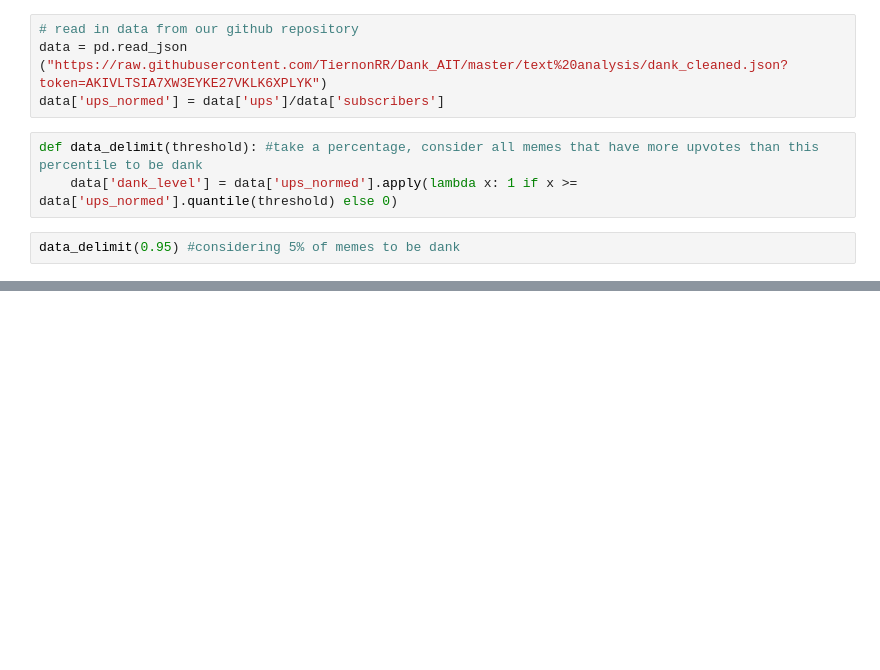
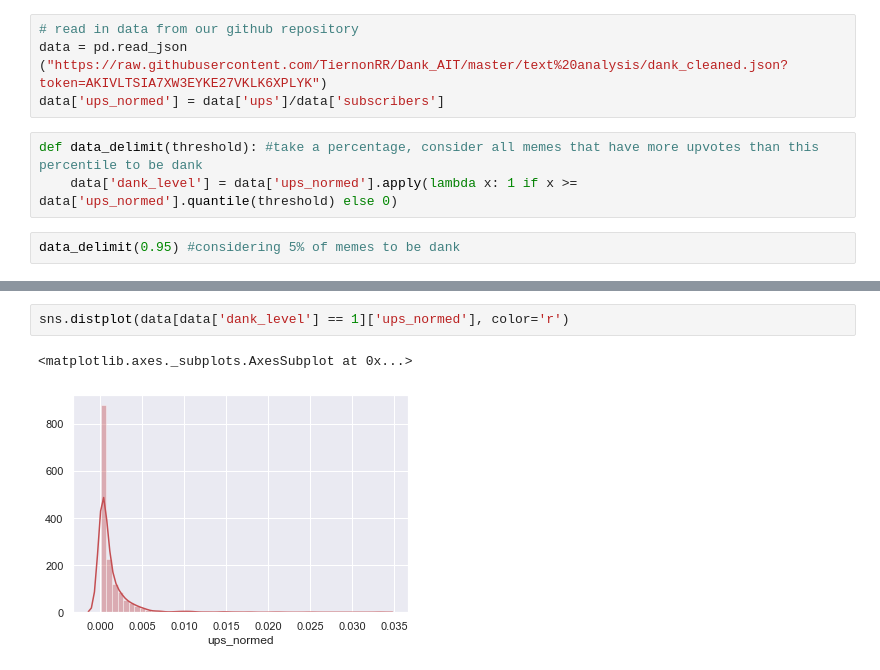
Before and after one commit to TiernonRR/Dank_AIT, a Jupyter notebook: cnn/images_downloader.ipynb, the cells around one changed output, grey strips where cells are left out. Drawn from its saved outputs; the diff is of its cells as text; blank space fills up the shorter version.

```diff
--- a/cnn/images_downloader.ipynb
+++ b/cnn/images_downloader.ipynb
@@ -25,0 +29,5 @@ data.head()
+# %%
+sns.distplot(data[data['dank_level'] == 1]['ups_normed'], color='r')
+# %% [output]
+<matplotlib.axes._subplots.AxesSubplot at 0x...>
+[figure, added]
```
Also changed, not shown: parts of 7 cells of this notebook.
